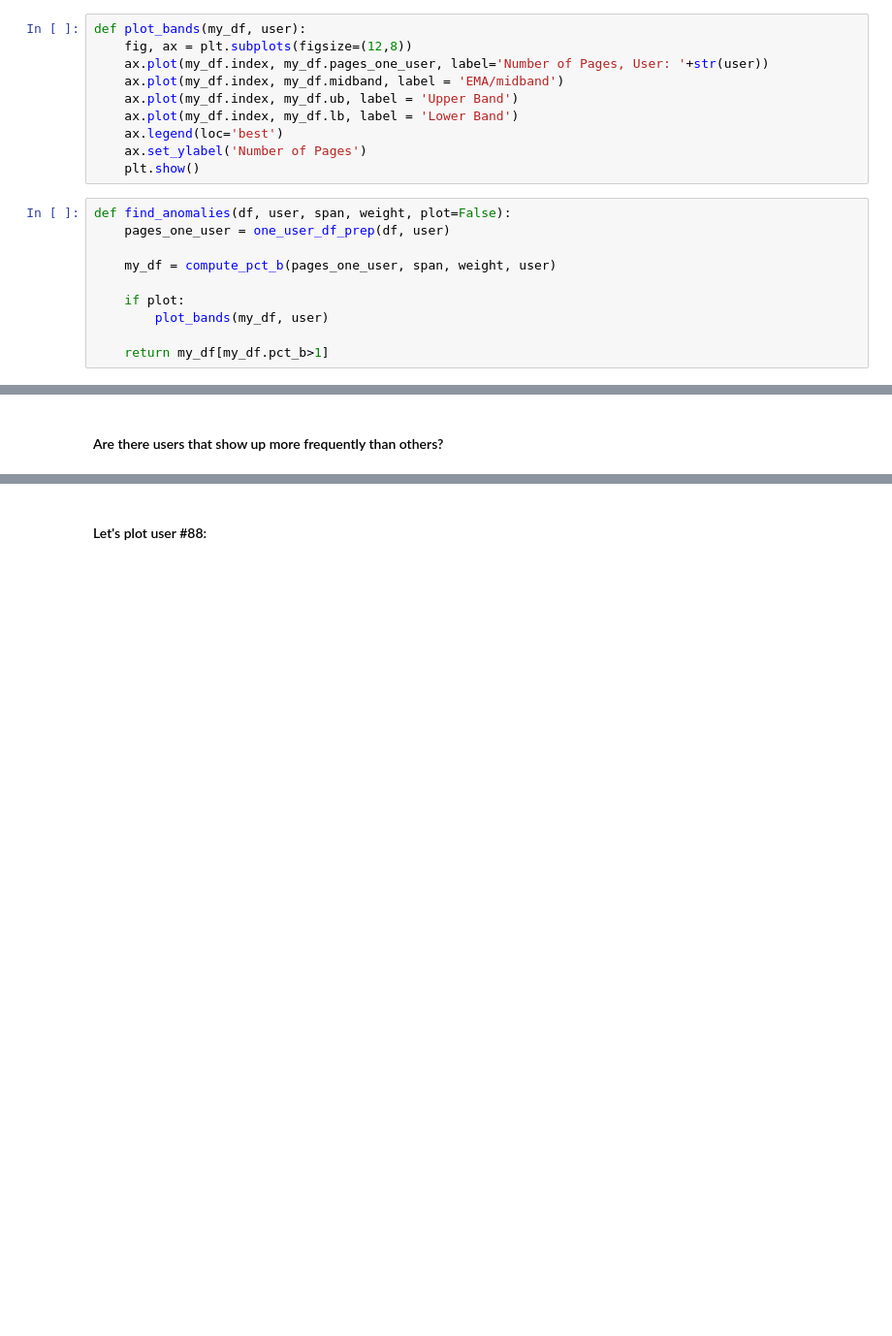
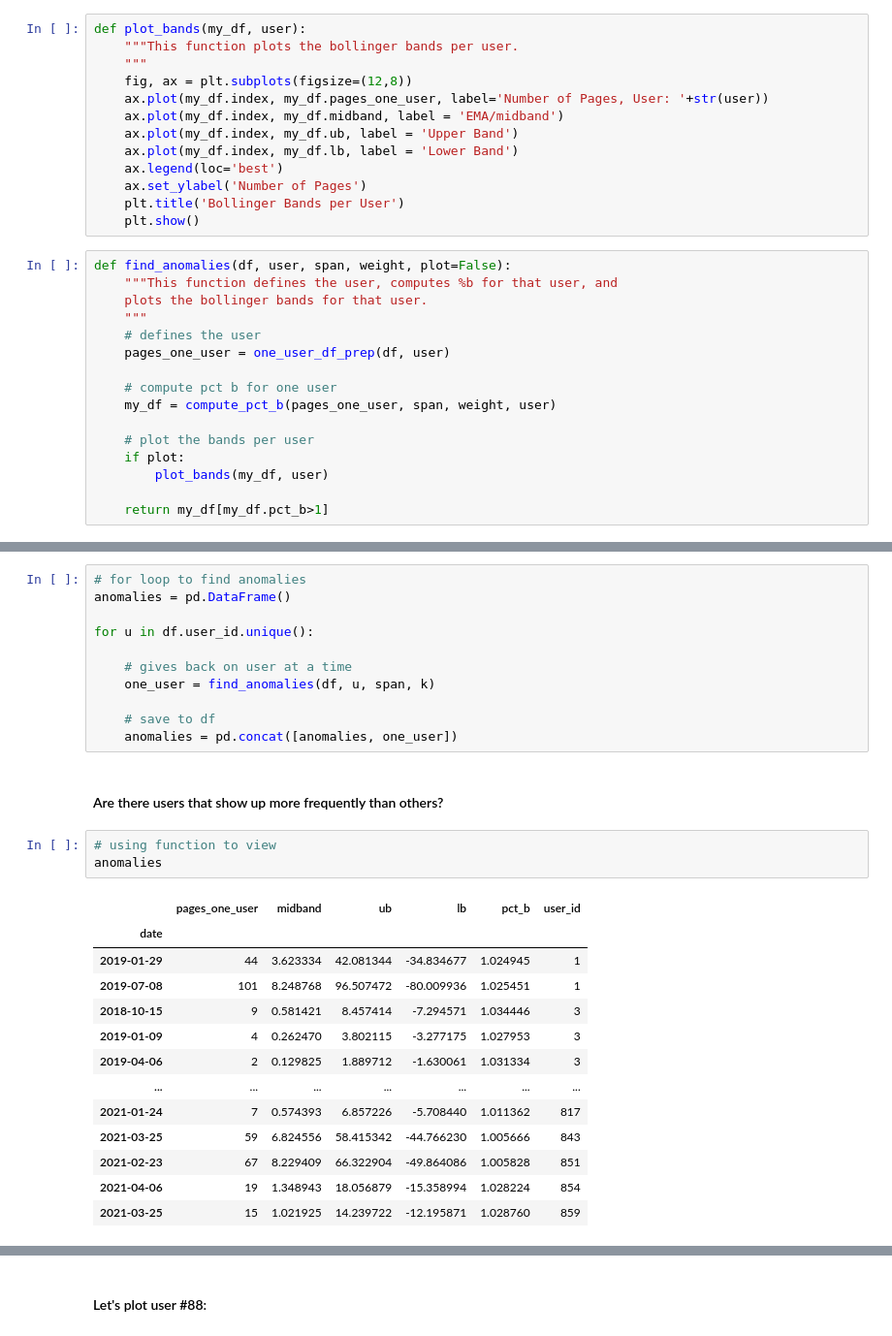
Before and after one commit to lewisalexia/anomaly-detection-exercises, a Jupyter notebook: ad_timeseries_lesson.ipynb, the cells around one changed output, grey strips where cells are left out. Shown: that part at 97% size. Saved outputs shown, nothing was run; the diff lists cells and outputs as text; blank space fills up the shorter version.

```diff
--- a/ad_timeseries_lesson.ipynb
+++ b/ad_timeseries_lesson.ipynb
@@ -371,6 +497,8 @@ def compute_pct_b(pages_one_user, span, k, user):
     return my_df
 # %%
 def plot_bands(my_df, user):
+    """This function plots the bollinger bands per user.
+    """
     fig, ax = plt.subplots(figsize=(12,8))
     ax.plot(my_df.index, my_df.pages_one_user, label='Number of Pages, User: '+str(user))
     ax.plot(my_df.index, my_df.midband, label = 'EMA/midband')
@@ -378,13 +506,20 @@ def plot_bands(my_df, user):
     ax.plot(my_df.index, my_df.lb, label = 'Lower Band')
     ax.legend(loc='best')
     ax.set_ylabel('Number of Pages')
+    plt.title('Bollinger Bands per User')
     plt.show()
 # %%
 def find_anomalies(df, user, span, weight, plot=False):
+    """This function defines the user, computes %b for that user, and
+    plots the bollinger bands for that user.
+    """
+    # defines the user
     pages_one_user = one_user_df_prep(df, user)
 
+    # compute pct b for one user
     my_df = compute_pct_b(pages_one_user, span, weight, user)
 
+    # plot the bands per user
     if plot:
         plot_bands(my_df, user)
 
@@ -405,3 +558,31 @@ No daily anomalies for user 1
 k = 3.5
+# %%
+# for loop to find anomalies
+anomalies = pd.DataFrame()
+
+for u in df.user_id.unique():
+
+    # gives back on user at a time
+    one_user = find_anomalies(df, u, span, k)
+
+    # save to df
+    anomalies = pd.concat([anomalies, one_user])
 # %% [markdown]
 #### Are there users that show up more frequently than others?
+# %%
+# using function to view
+anomalies
+# %% [output]
+|  | pages_one_user | midband | ub | lb | pct_b | user_id |
+| date |  |  |  |  |  |  |
+| 2019-01-29 | 44 | 3.623334 | 42.081344 | -34.834677 | 1.024945 | 1 |
+| 2019-07-08 | 101 | 8.248768 | 96.507472 | -80.009936 | 1.025451 | 1 |
+| 2018-10-15 | 9 | 0.581421 | 8.457414 | -7.294571 | 1.034446 | 3 |
+| 2019-01-09 | 4 | 0.262470 | 3.802115 | -3.277175 | 1.027953 | 3 |
+| 2019-04-06 | 2 | 0.129825 | 1.889712 | -1.630061 | 1.031334 | 3 |
+| ... | ... | ... | ... | ... | ... | ... |
+| 2021-01-24 | 7 | 0.574393 | 6.857226 | -5.708440 | 1.011362 | 817 |
+| 2021-03-25 | 59 | 6.824556 | 58.415342 | -44.766230 | 1.005666 | 843 |
+| 2021-02-23 | 67 | 8.229409 | 66.322904 | -49.864086 | 1.005828 | 851 |
+| 2021-04-06 | 19 | 1.348943 | 18.056879 | -15.358994 | 1.028224 | 854 |
+| 2021-03-25 | 15 | 1.021925 | 14.239722 | -12.195871 | 1.028760 | 859 |
```
Also changed, not shown: parts of 23 cells of this notebook.
